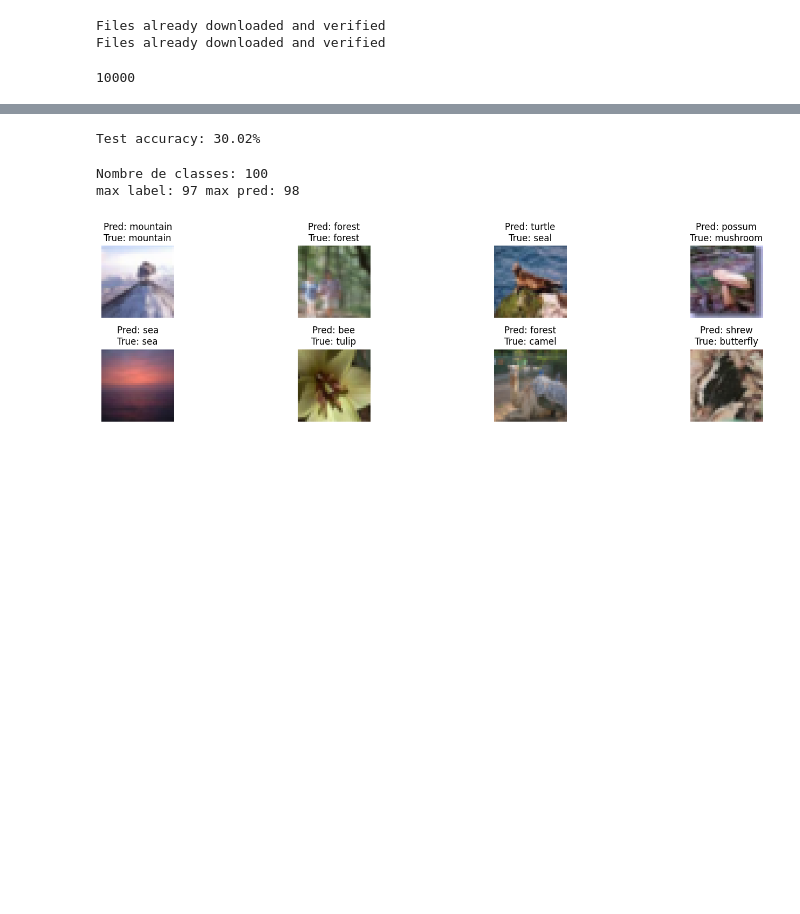
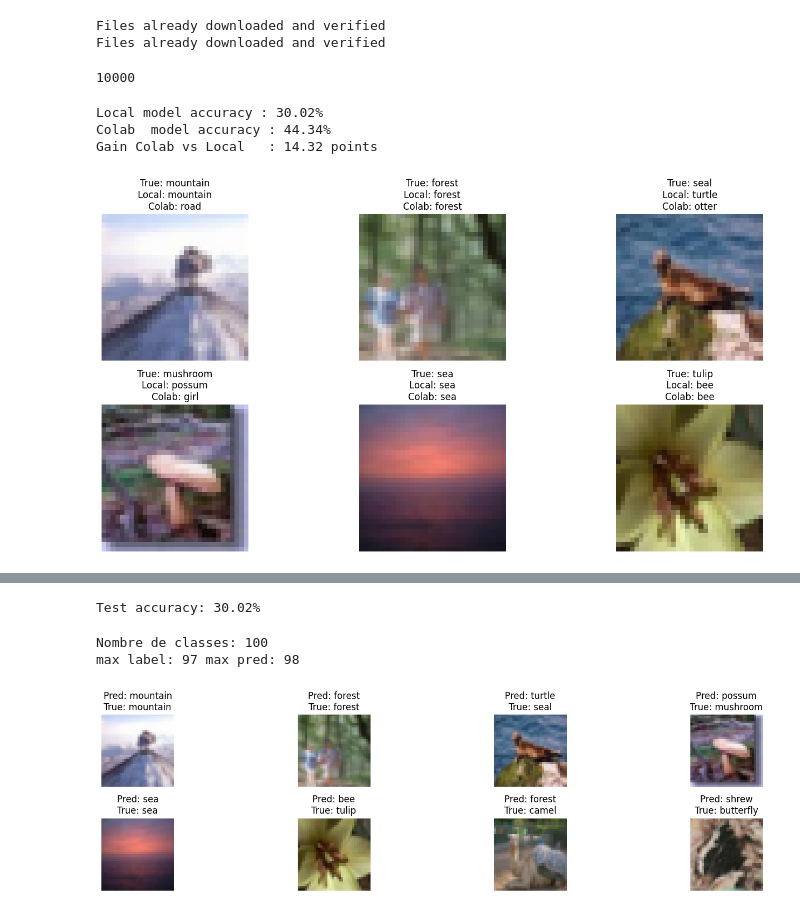
Before and after one commit to oqaidik/cifar100_CNN, a Jupyter notebook: notebooks/O2_evaluation.ipynb, the cells around one changed output, grey strips where cells are left out. Saved outputs shown, nothing was run; the diff lists cells and outputs as text; code cells hidden in the pictures; blank space fills up the shorter version.

```diff
--- a/notebooks/O2_evaluation.ipynb
+++ b/notebooks/O2_evaluation.ipynb
@@ -43,10 +43,21 @@ device = torch.device("cuda" if torch.cuda.is_available() else "cpu")
 print("Device:", device)
 # %% [output]
 Device: cpu
+# %%
+def load_model_from_checkpoint(ckpt_path: Path) -> torch.nn.Module:
+    print(f"Loading checkpoint from: {ckpt_path}")
+    state_dict = torch.load(ckpt_path, map_location=device)
+
+    model = CIFAR100BaselineCNN().to(device)
+    model.load_state_dict(state_dict)
+    model.eval()
+    return model
 # %%
 ckpt_dir = project_root / "checkpoints"
-print("Checkpoints dir:", ckpt_dir)
 
-for f in ckpt_dir.iterdir():
-    print(" -", f.name)
+ckpt_local = ckpt_dir / "cifar100_baseline_best.pt"   # adapte le nom exact
+ckpt_colab = ckpt_dir / "cifar100_colab_best.pt"   # adapte ici aussi
+
+model_local = load_model_from_checkpoint(ckpt_local)
+model_colab = load_model_from_checkpoint(ckpt_colab)
 # %% [output]
@@ -79,3 +91,57 @@ len(test_loader.dataset)
 Files already downloaded and verified
 Files already downloaded and verified
 10000
+# %%
+acc_local = evaluate(model_local, test_loader)
+acc_colab = evaluate(model_colab, test_loader)
+
+print(f"Local model accuracy : {acc_local:.2f}%")
+print(f"Colab  model accuracy : {acc_colab:.2f}%")
+print(f"Gain Colab vs Local   : {acc_colab - acc_local:.2f} points")
+# %% [output]
+Local model accuracy : 30.02%
+Colab  model accuracy : 44.34%
+Gain Colab vs Local   : 14.32 points
+# %%
+# Récupérer les classes
+test_dataset = test_loader.dataset
+classes = test_dataset.classes
+
+def denormalize(img_tensor):
+    mean = np.array([0.5071, 0.4867, 0.4408])
+    std = np.array([0.2675, 0.2565, 0.2761])
+    img = img_tensor.numpy().transpose(1, 2, 0)
+    img = std * img + mean
+    img = np.clip(img, 0, 1)
+    return img
+
+# Un batch
+images, labels = next(iter(test_loader))
+images = images.to(device)
+labels = labels.to(device)
+
+with torch.no_grad():
+    logits_local = model_local(images)
+    logits_colab = model_colab(images)
+
+_, preds_local = torch.max(logits_local, 1)
+_, preds_colab = torch.max(logits_colab, 1)
+
+n = 6  # nombre d'images à afficher
+
+plt.figure(figsize=(15, 7))
+for i in range(n):
+    plt.subplot(2, 3, i+1)
+    img = denormalize(images[i].cpu())
+    plt.imshow(img)
+    true_label = classes[labels[i].item()]
+    local_label = classes[preds_local[i].item()]
+    colab_label = classes[preds_colab[i].item()]
+    plt.title(
+        f"True: {true_label}\nLocal: {local_label}\nColab: {colab_label}"
+    )
+    plt.axis("off")
+plt.tight_layout()
+plt.show()
+# %% [output]
+[figure, added]
```
Also changed, not shown: parts of 4 cells of this notebook, 1 other file.
